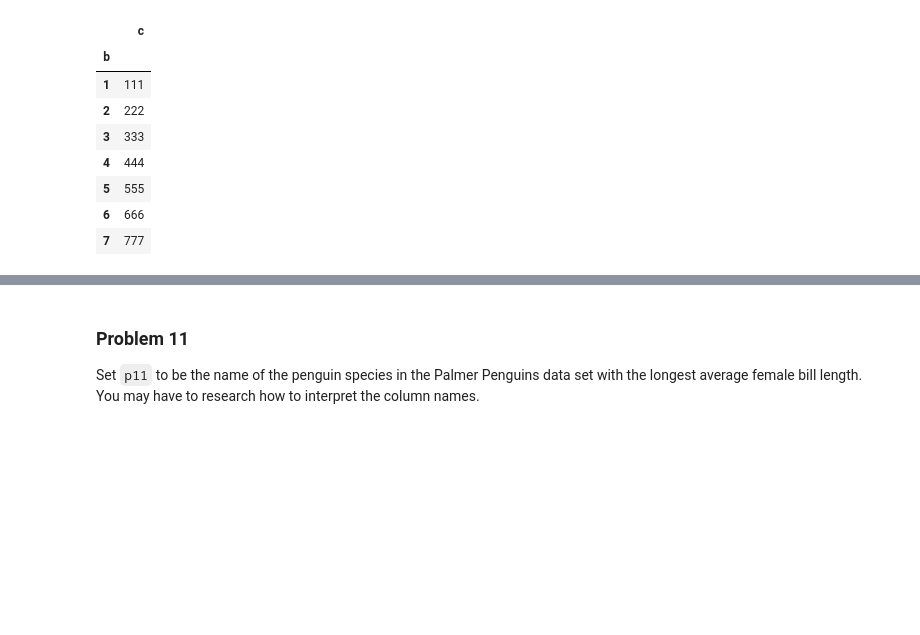
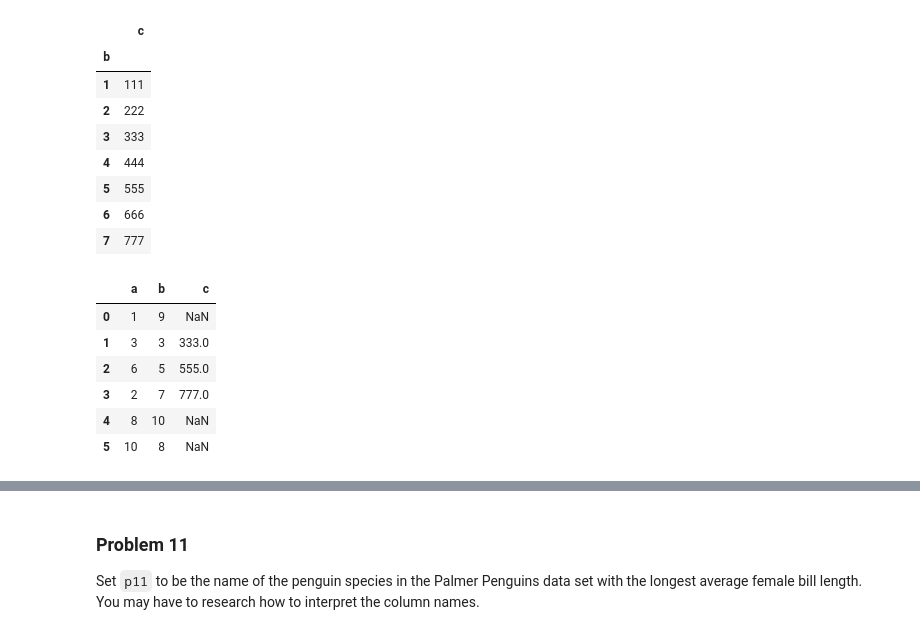
Before and after one commit to chenmichael2/dx602-homework-09, a Jupyter notebook: homework.ipynb, the cells around one changed output, grey strips where cells are left out. Saved outputs shown, nothing was run; the diff lists cells and outputs as text; code cells hidden in the pictures; blank space fills up the shorter version.

```diff
--- a/homework.ipynb
+++ b/homework.ipynb
@@ -320,7 +324,16 @@ u10
 # %%
 # YOUR CHANGES HERE
 
-p10 = ...
+p10 = q10.join(u10, on="b", how="left")
+p10
+# %% [output]
+|  | a | b | c |
+| 0 | 1 | 9 | NaN |
+| 1 | 3 | 3 | 333.0 |
+| 2 | 6 | 5 | 555.0 |
+| 3 | 2 | 7 | 777.0 |
+| 4 | 8 | 10 | NaN |
+| 5 | 10 | 8 | NaN |
 # %%
 p10
 # %% [output]
```
Also changed, not shown: parts of 4 cells of this notebook.
